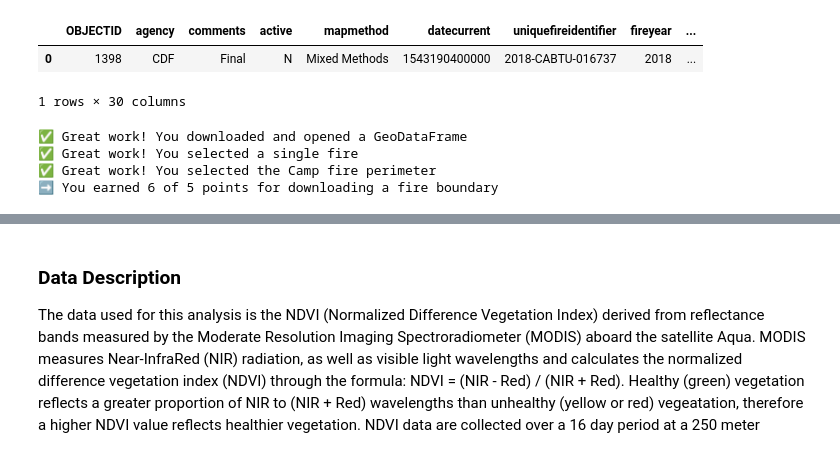
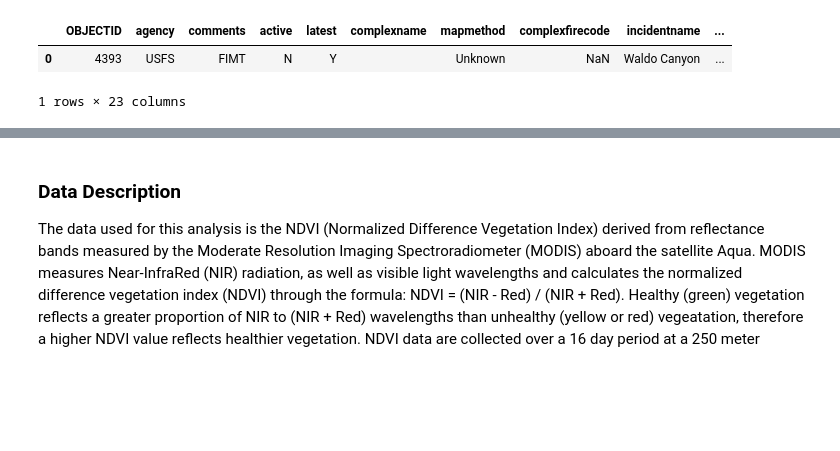
Before and after one commit to alexiemillikin/alexiemillikin.github.io, a Jupyter notebook: 03-modis-ndvi.ipynb, the cells around one changed output, grey strips where cells are left out. Cells and saved outputs as stored; diff of their text form; code cells hidden in the pictures; blank space fills up the shorter version.

Commit message:
started fire ndvi analysis

```diff
--- a/03-modis-ndvi.ipynb
+++ b/03-modis-ndvi.ipynb
@@ -284,43 +49,15 @@ The Camp Fire boundary data should be in vector format, as a shape will be used
 # %%
 # Define url for data
-camp_gdf = gpd.read_file(
+wc_gdf = gpd.read_file(
     "https://services3.arcgis.com/T4QMspbfLg3qTGWY/arcgis/rest/services"
-    "/Historic_Geomac_Perimeters_2018/FeatureServer/0/query"
-    "?where=incidentname%20%3D%20'CAMP'%20AND%20latest%20%3D%20'Y'"
+    "/Historic_Geomac_Perimeters_2012/FeatureServer/0/query"
+    "?where=incidentname%20%3D%20'WALDO%20CANYON'"
+    "%20AND%20latest%20%3D%20'Y'"
     "&outFields=*&outSR=4326&f=json"
     )
 
-camp_gdf
+wc_gdf
 # %% [output]
-|  | OBJECTID | agency | comments | active | mapmethod | datecurrent | uniquefireidentifier | fireyear | ... |
-| 0 | 1398 | CDF | Final | N | Mixed Methods | 1543190400000 | 2018-CABTU-016737 | 2018 | ... |
+|  | OBJECTID | agency | comments | active | latest | complexname | mapmethod | complexfirecode | incidentname | ... |
+| 0 | 4393 | USFS | FIMT | N | Y |  | Unknown | NaN | Waldo Canyon | ... |
-1 rows × 30 columns
+1 rows × 23 columns
-# %%
-ans_gdf = _
-gdf_pts = 0
-
-if isinstance(ans_gdf, gpd.GeoDataFrame):
-    print('\u2705 Great work! You downloaded and opened a GeoDataFrame')
-    gdf_pts +=2
-else:
-    print('\u274C Hmm, your answer is not a GeoDataFrame')
-
-if len(ans_gdf)==1:
-    print('\u2705 Great work! You selected a single fire')
-    gdf_pts +=2
-else:
-    print('\u274C Hmm, your GeoDataFrame does not have the right length')
-
-if ans_gdf.incidentname.iloc[0]=='CAMP' and ans_gdf.latest.iloc[0]=='Y':
-    print('\u2705 Great work! You selected the Camp fire perimeter')
-    gdf_pts +=2
-else:
-    print('\u274C Hmm, that is not the latest Camp fire boundary')
-
-print('\u27A1 You earned {} of 5 points for downloading a fire boundary'
-      .format(gdf_pts))
-# %% [output]
-✅ Great work! You downloaded and opened a GeoDataFrame
-✅ Great work! You selected a single fire
-✅ Great work! You selected the Camp fire perimeter
-➡ You earned 6 of 5 points for downloading a fire boundary
```
Also changed, not shown: parts of 36 cells of this notebook.
